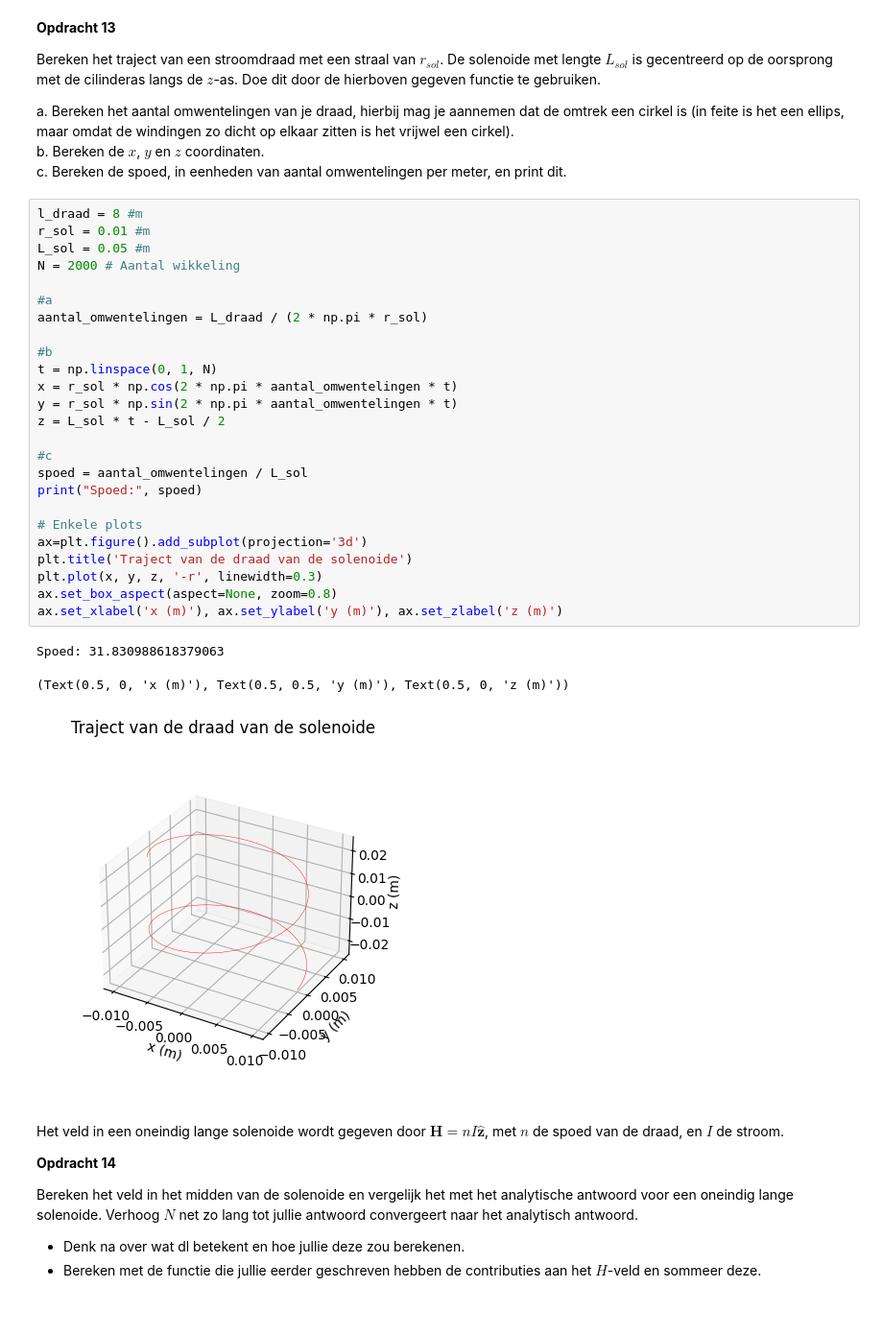
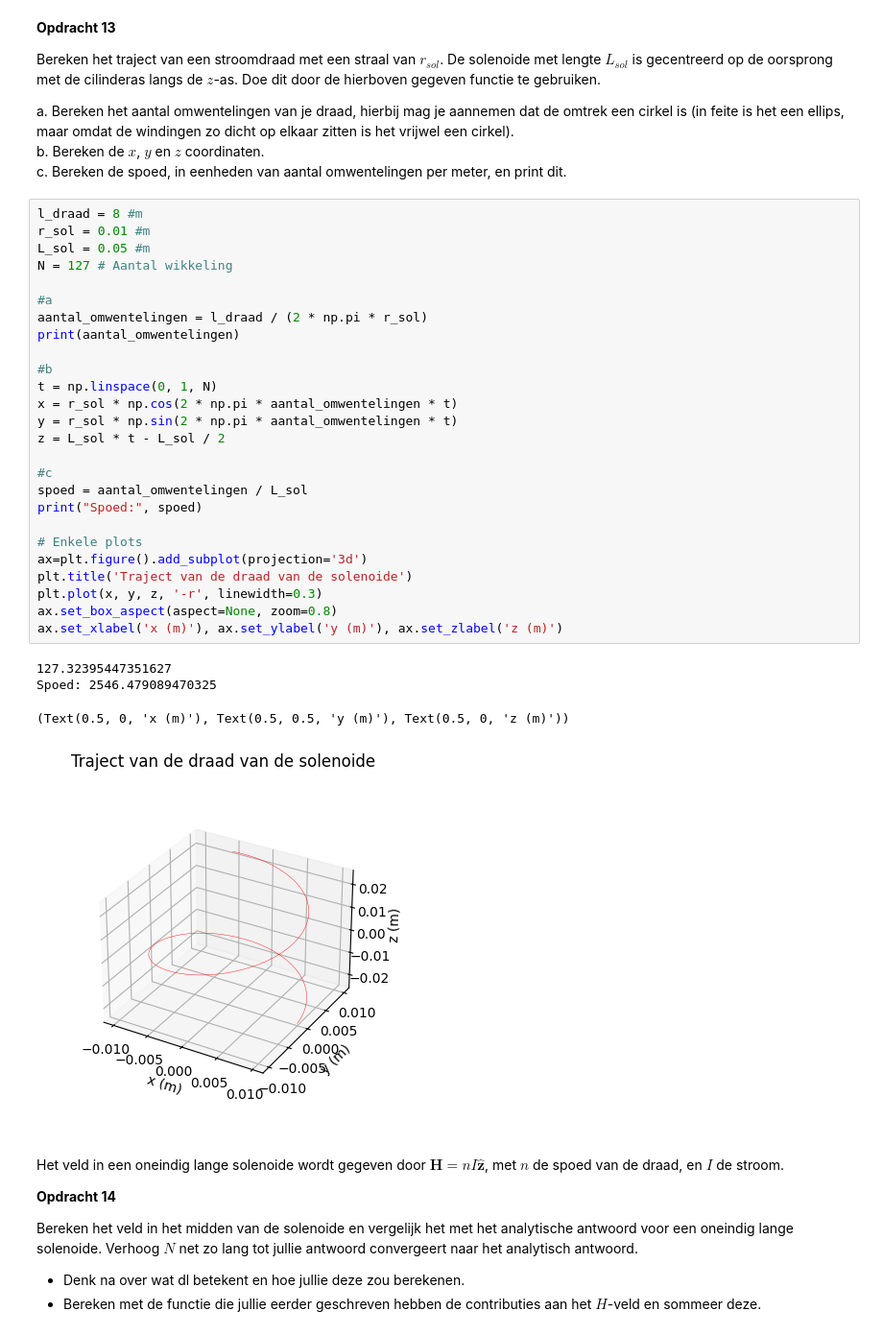
Before and after one commit to SebasvandenAkker/opdrachten-DEF-D, a Jupyter notebook: 2KrachtactuatorOpdracht/2KrachtactuatorOpdracht/KrachtactuatorOpdracht.ipynb, the cells around one changed output. Shown at 96% size. Saved outputs shown, nothing was run; the diff lists cells and outputs as text.

```diff
--- a/2KrachtactuatorOpdracht/2KrachtactuatorOpdracht/KrachtactuatorOpdracht.ipynb
+++ b/2KrachtactuatorOpdracht/2KrachtactuatorOpdracht/KrachtactuatorOpdracht.ipynb
@@ -275,32 +279,34 @@ c. Bereken de spoed, in eenheden van aantal omwentelingen per meter, en print di
 # %%
 l_draad = 8 #m
 r_sol = 0.01 #m
 L_sol = 0.05 #m
-N = 2000 # Aantal wikkeling
+N = 127 # Aantal wikkeling
 
 #a
-aantal_omwentelingen = L_draad / (2 * np.pi * r_sol)
+aantal_omwentelingen = l_draad / (2 * np.pi * r_sol)
+print(aantal_omwentelingen)
 
 #b
 t = np.linspace(0, 1, N)
 x = r_sol * np.cos(2 * np.pi * aantal_omwentelingen * t)
 y = r_sol * np.sin(2 * np.pi * aantal_omwentelingen * t)
 z = L_sol * t - L_sol / 2
 
 #c
 spoed = aantal_omwentelingen / L_sol
 print("Spoed:", spoed)
 
 # Enkele plots
 ax=plt.figure().add_subplot(projection='3d')
 plt.title('Traject van de draad van de solenoide')
 plt.plot(x, y, z, '-r', linewidth=0.3)
 ax.set_box_aspect(aspect=None, zoom=0.8)
 ax.set_xlabel('x (m)'), ax.set_ylabel('y (m)'), ax.set_zlabel('z (m)')
 # %% [output]
-Spoed: 31.830988618379063
+127.32395447351627
+Spoed: 2546.479089470325
 (Text(0.5, 0, 'x (m)'), Text(0.5, 0.5, 'y (m)'), Text(0.5, 0, 'z (m)'))
-[figure, old version]
+[figure, new version]
 # %% [markdown]
 Het veld in een oneindig lange solenoide wordt gegeven door $\mathbf{H} = n I \hat{\mathbf{z}}$, met $n$ de spoed van de draad, en $I$ de stroom.
 
```
Also changed, not shown: parts of 8 cells of this notebook.
